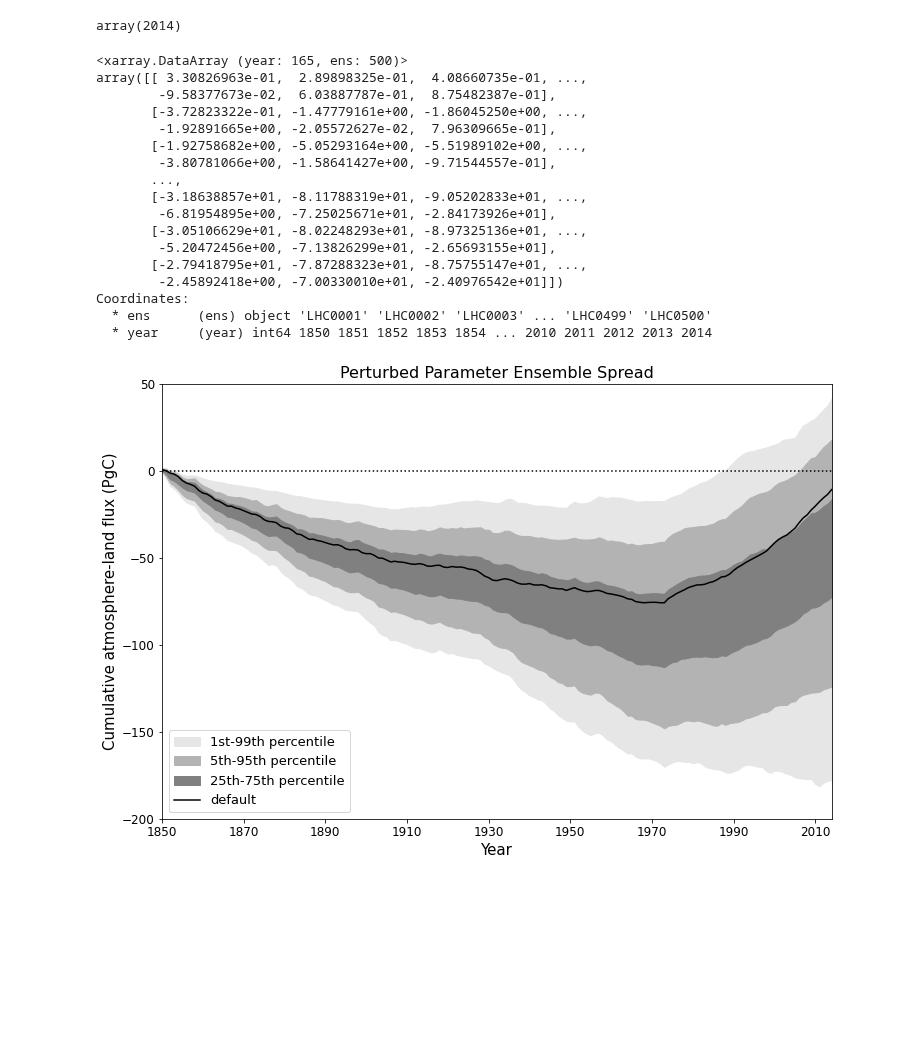
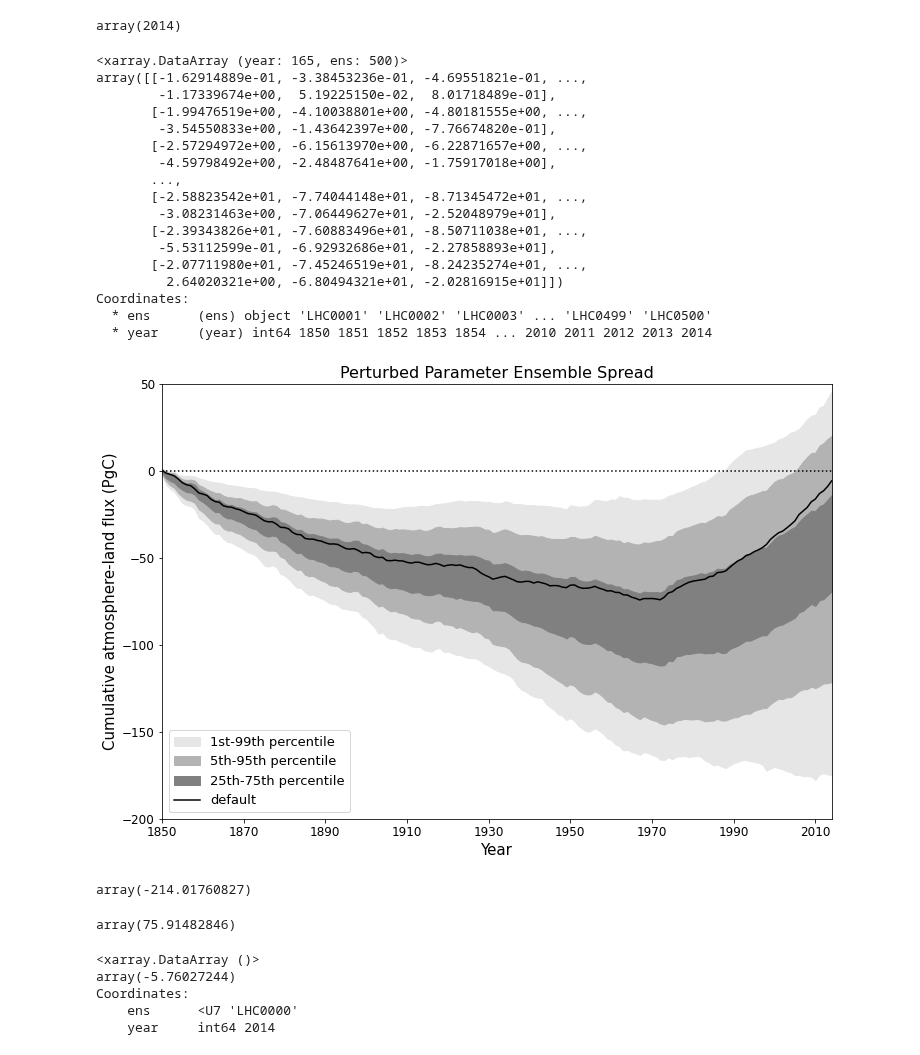
Before and after one commit to djk2120/CLM5PPE, a Jupyter notebook: pyth/LHC_visualize.ipynb, the cells around one changed output. Saved outputs shown, nothing was run; the diff lists cells and outputs as text; code cells hidden in the pictures; blank space fills up the shorter version.

Commit message:
Update cumulative NBP figure

```diff
--- a/pyth/LHC_visualize.ipynb
+++ b/pyth/LHC_visualize.ipynb
@@ -71,49 +71,68 @@ maxyr
 array(2014)
 # %%
 # you can slice ensemble members!
-nbp_am_cumulative.sel(ens=slice('LHC0001','LHC0500'))
+nbp_cumulative.sel(ens=slice('LHC0001','LHC0500'))
 # %% [output]
 <xarray.DataArray (year: 165, ens: 500)>
-array([[ 3.30826963e-01,  2.89898325e-01,  4.08660735e-01, ...,
-        -9.58377673e-02,  6.03887787e-01,  8.75482387e-01],
-       [-3.72823322e-01, -1.47779161e+00, -1.86045250e+00, ...,
-        -1.92891665e+00, -2.05572627e-02,  7.96309665e-01],
-       [-1.92758682e+00, -5.05293164e+00, -5.51989102e+00, ...,
-        -3.80781066e+00, -1.58641427e+00, -9.71544557e-01],
+array([[-1.62914889e-01, -3.38453236e-01, -4.69551821e-01, ...,
+        -1.17339674e+00,  5.19225150e-02,  8.01718489e-01],
+       [-1.99476519e+00, -4.10038801e+00, -4.80181555e+00, ...,
+        -3.54550833e+00, -1.43642397e+00, -7.76674820e-01],
+       [-2.57294972e+00, -6.15613970e+00, -6.22871657e+00, ...,
+        -4.59798492e+00, -2.48487641e+00, -1.75917018e+00],
        ...,
-       [-3.18638857e+01, -8.11788319e+01, -9.05202833e+01, ...,
-        -6.81954895e+00, -7.25025671e+01, -2.84173926e+01],
-       [-3.05106629e+01, -8.02248293e+01, -8.97325136e+01, ...,
-        -5.20472456e+00, -7.13826299e+01, -2.65693155e+01],
-       [-2.79418795e+01, -7.87288323e+01, -8.75755147e+01, ...,
-        -2.45892418e+00, -7.00330010e+01, -2.40976542e+01]])
+       [-2.58823542e+01, -7.74044148e+01, -8.71345472e+01, ...,
+        -3.08231463e+00, -7.06449627e+01, -2.52048979e+01],
+       [-2.39343826e+01, -7.60883496e+01, -8.50711038e+01, ...,
+        -5.53112599e-01, -6.92932686e+01, -2.27858893e+01],
+       [-2.07711980e+01, -7.45246519e+01, -8.24235274e+01, ...,
+         2.64020321e+00, -6.80494321e+01, -2.02816915e+01]])
 Coordinates:
   * ens      (ens) object 'LHC0001' 'LHC0002' 'LHC0003' ... 'LHC0499' 'LHC0500'
   * year     (year) int64 1850 1851 1852 1853 1854 ... 2010 2011 2012 2013 2014
 # %%
 fig = plt.figure(figsize=(12,8))
 
 t=minyr+np.arange(nyrs)
 
 qs=[1,5,25]
 cs=[0.9,0.7,0.5]
 labels=['1st-99th percentile', '5th-95th percentile', '25th-75th percentile']
 
 for i,q in enumerate(qs):
-    q1 = nbp_am_cumulative.sel(ens=slice('LHC0001','LHC0500')).quantile(q/100,dim='ens')
-    q2 = nbp_am_cumulative.sel(ens=slice('LHC0001','LHC0500')).quantile(1-q/100,dim='ens')
+    q1 = nbp_cumulative.sel(ens=slice('LHC0001','LHC0500')).quantile(q/100,dim='ens')
+    q2 = nbp_cumulative.sel(ens=slice('LHC0001','LHC0500')).quantile(1-q/100,dim='ens')
     plt.fill_between(t,q1,q2,color=cs[i]*np.ones(3),label=labels[i])
 
-plt.plot(t, nbp_am_cumulative.sel(ens='LHC0000'), color='k', zorder=2, label='default')
+plt.plot(t, nbp_cumulative.sel(ens='LHC0000'), color='k', zorder=2, label='default')
 plt.xlim([minyr,maxyr])
 plt.ylim([-200,50])
 plt.legend(loc=3, fontsize=13)
 plt.axhline(y=0, color='k', linestyle=':')
 plt.xlabel('Year', fontsize=15)
 plt.xticks(minyr+20*np.arange(9), fontsize=12)
 plt.yticks(fontsize=12)
 plt.ylabel('Cumulative atmosphere-land flux (PgC)', fontsize=15)
 plt.title('Perturbed Parameter Ensemble Spread', fontsize=16);
 #plt.savefig('../figs/lhc/NBP_cumulative_percentiles.png', bbox_inches='tight', dpi=300)
 # %% [output]
-[figure, old version]
+[figure, new version]
+# %%
+# minimum value across ensemble/time
+nbp_cumulative.min().values
+# %% [output]
+array(-214.01760827)
+# %%
+# maximum value across ensemble/time
+nbp_cumulative.max().values
+# %% [output]
+array(75.91482846)
+# %%
+# default value at 2014
+nbp_cumulative.sel(ens='LHC0000', year=2014)
+# %% [output]
+<xarray.DataArray ()>
+array(-5.76027244)
+Coordinates:
+    ens      <U7 'LHC0000'
+    year     int64 2014
```
Also changed, not shown: 1 other file.
